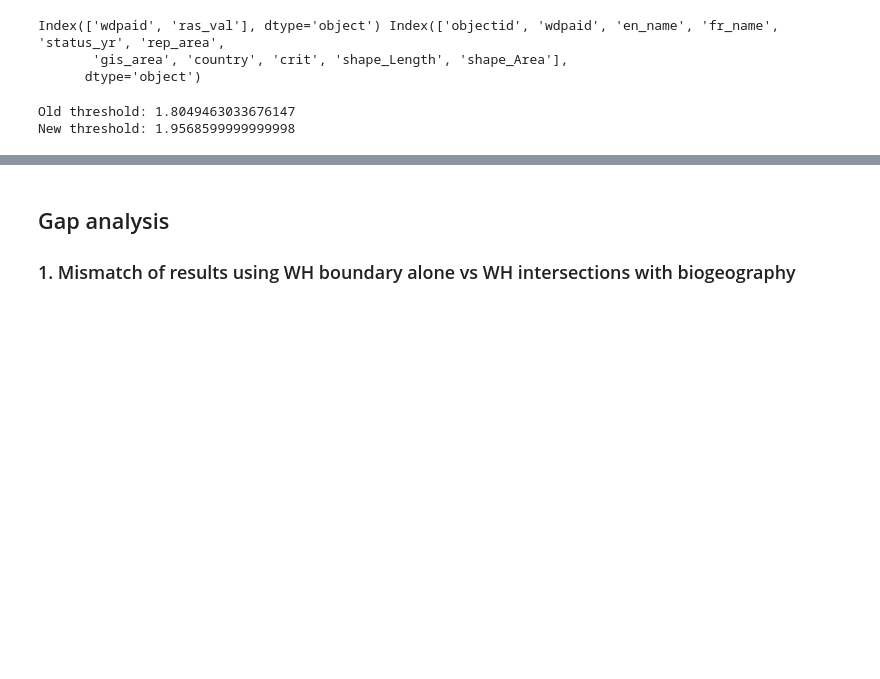
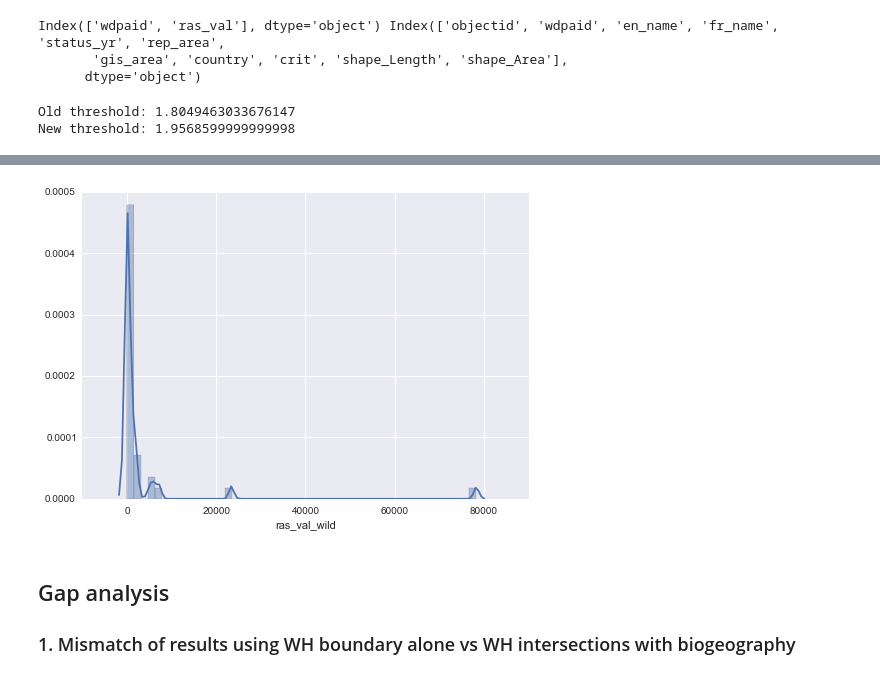
Before and after one commit to Yichuans/wilderness-wh, a Jupyter notebook: wilderness_analysis.ipynb, the cells around one changed output, grey strips where cells are left out. Drawn from its saved outputs; the diff is of its cells as text; code cells hidden in the pictures; blank space fills up the shorter version.

```diff
--- a/wilderness_analysis.ipynb
+++ b/wilderness_analysis.ipynb
@@ -287,3 +297,8 @@ a.to_csv('export_wh_wilderness.csv')
+# %%
+sns.distplot(a.ras_val_wild)
+del a
+# %% [output]
+[figure, added]
 # %% [markdown]
 ## Gap analysis
 ### 1. Mismatch of results using WH boundary alone vs WH intersections with biogeography
```
Also changed, not shown: parts of 17 cells of this notebook, 3 other files.
